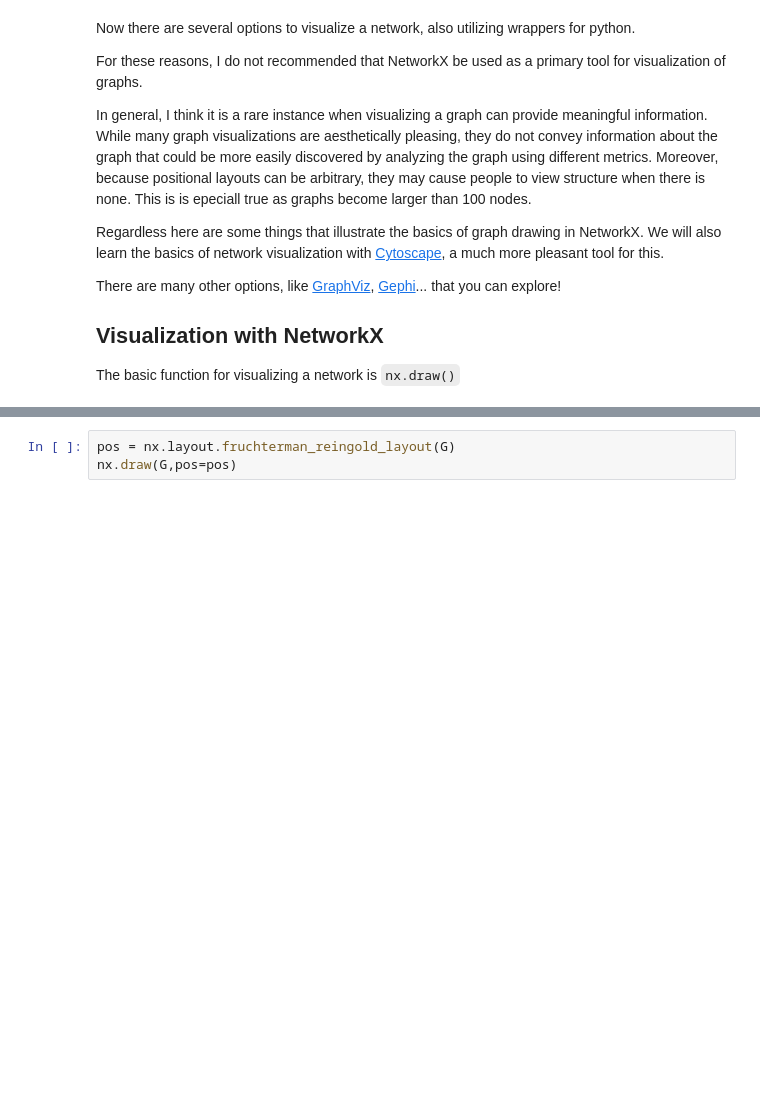
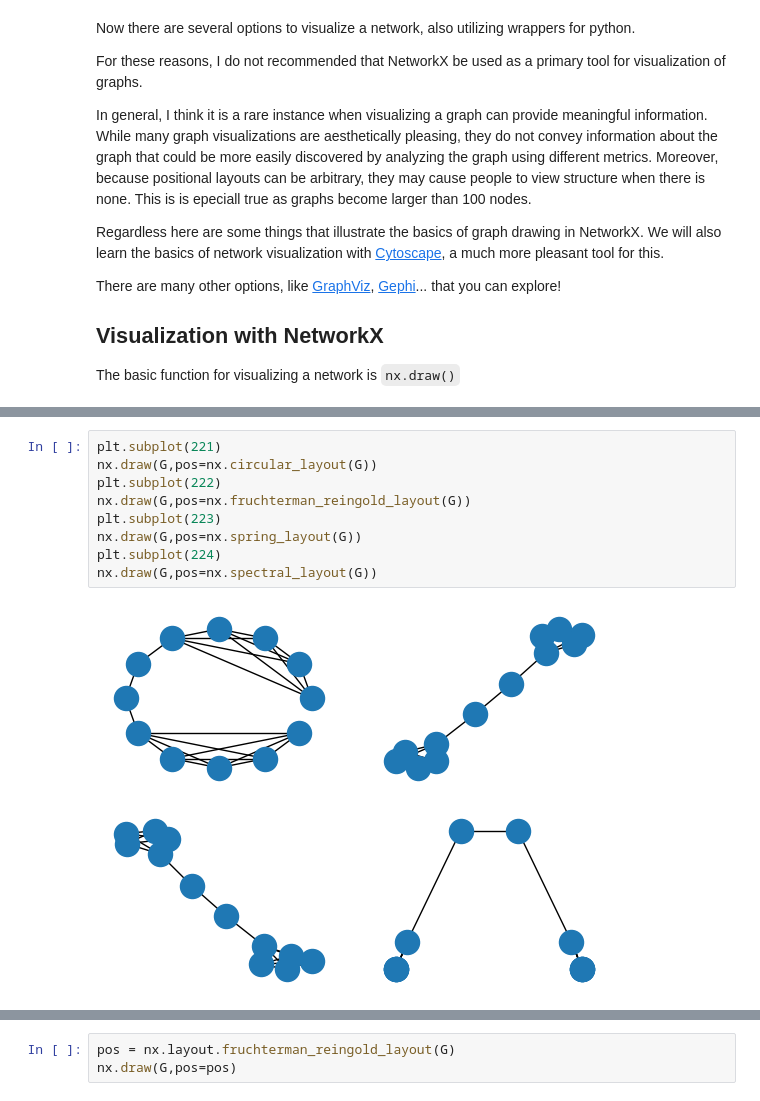
Before and after one commit to IFISC/Complex_Networks_Master, a Jupyter notebook: Lecture_4.ipynb, the cells around one changed output, grey strips where cells are left out. Cells and saved outputs as stored; diff of their text form; blank space fills up the shorter version.

```diff
--- a/Lecture_4.ipynb
+++ b/Lecture_4.ipynb
@@ -28,0 +78,11 @@ nx.draw(G)
+# %%
+plt.subplot(221)
+nx.draw(G,pos=nx.circular_layout(G))
+plt.subplot(222)
+nx.draw(G,pos=nx.fruchterman_reingold_layout(G))
+plt.subplot(223)
+nx.draw(G,pos=nx.spring_layout(G))
+plt.subplot(224)
+nx.draw(G,pos=nx.spectral_layout(G))
+# %% [output]
+[figure, added]
```
Also changed, not shown: parts of 7 cells of this notebook, 2 other files.
